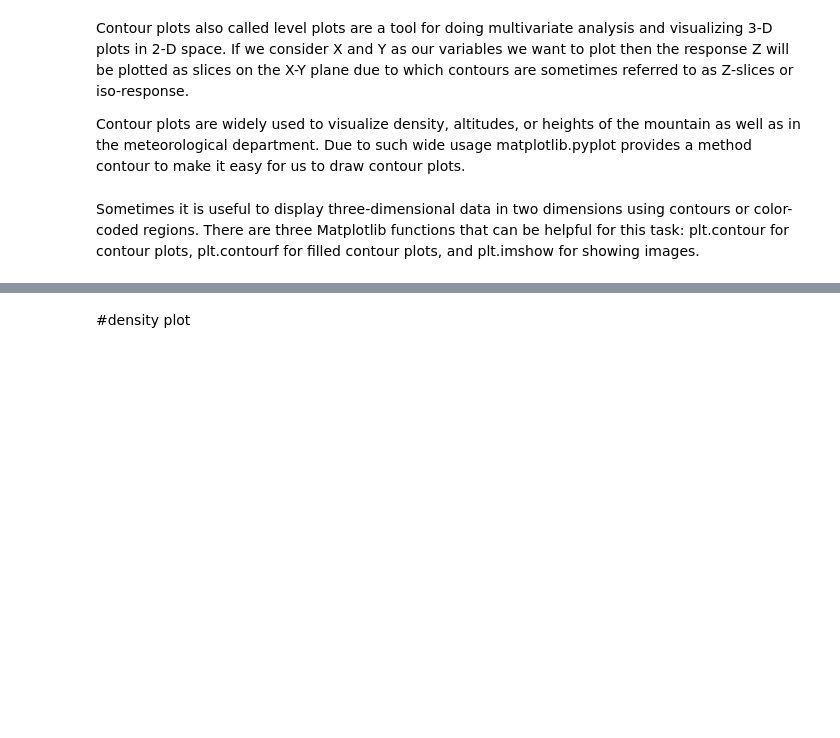
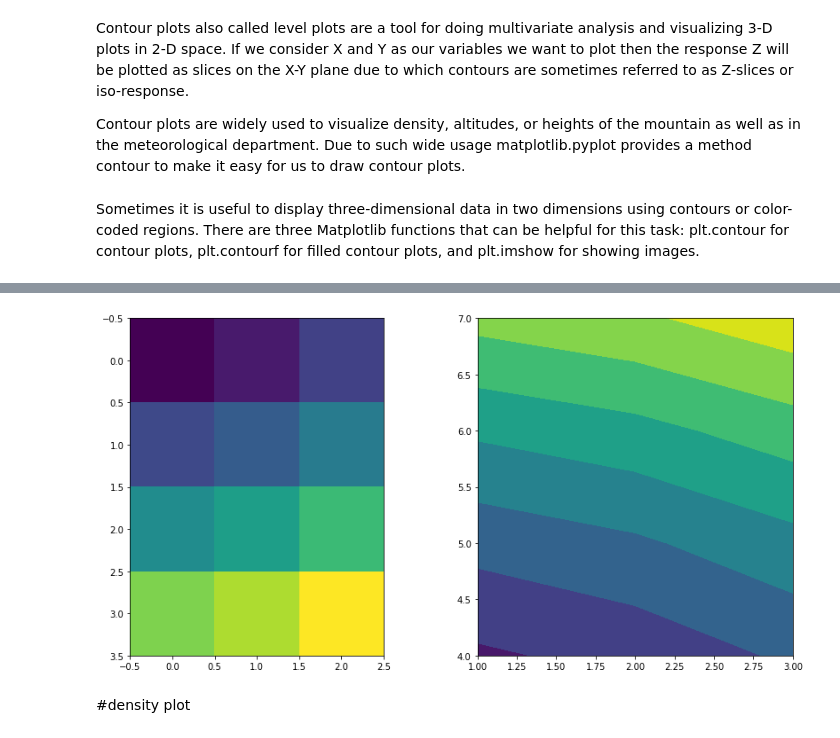
Before and after one commit to kkousar/class-work, a Jupyter notebook: plots.ipynb, the cells around one changed output, grey strips where cells are left out. Saved outputs shown, nothing was run; the diff lists cells and outputs as text; code cells hidden in the pictures; blank space fills up the shorter version.

```diff
--- a/plots.ipynb
+++ b/plots.ipynb
@@ -176,3 +186,26 @@ plt.show()
+# %%
+import numpy as np
+import pandas as pd
+import matplotlib.pyplot as plt
+from mpl_toolkits.mplot3d import Axes3D
+
+a = np.array([1, 2, 3])
+b = np.array([4, 5, 6, 7])
+
+def f(x, y):
+    return x**2 + y**2;
+
+a, b = np.meshgrid(a, b)
+z=f(a,b)
+
+fig,(ax1,ax2) = plt.subplots(1,2,figsize=(14,7));
+ax1.imshow(z);
+ax2.contourf(a, b, z)
+#plt.colorbar();
+
+plt.show();
+# %% [output]
+[figure, added]
 # %% [markdown]
 #density plot
 # %% [markdown]
```
Also changed, not shown: parts of 5 cells of this notebook.
